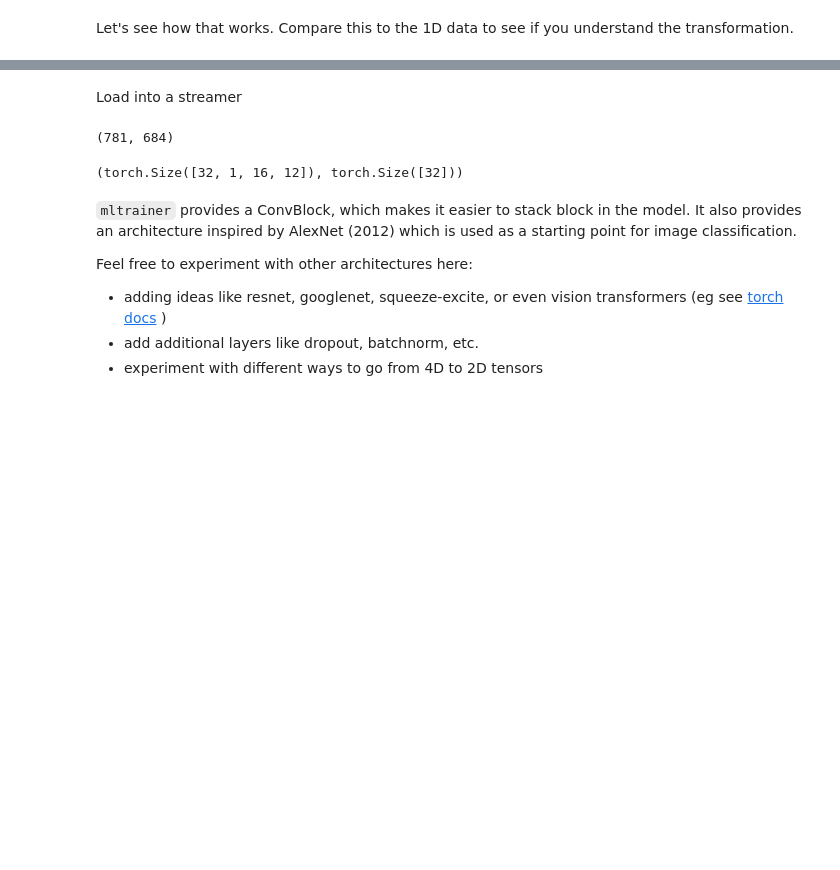
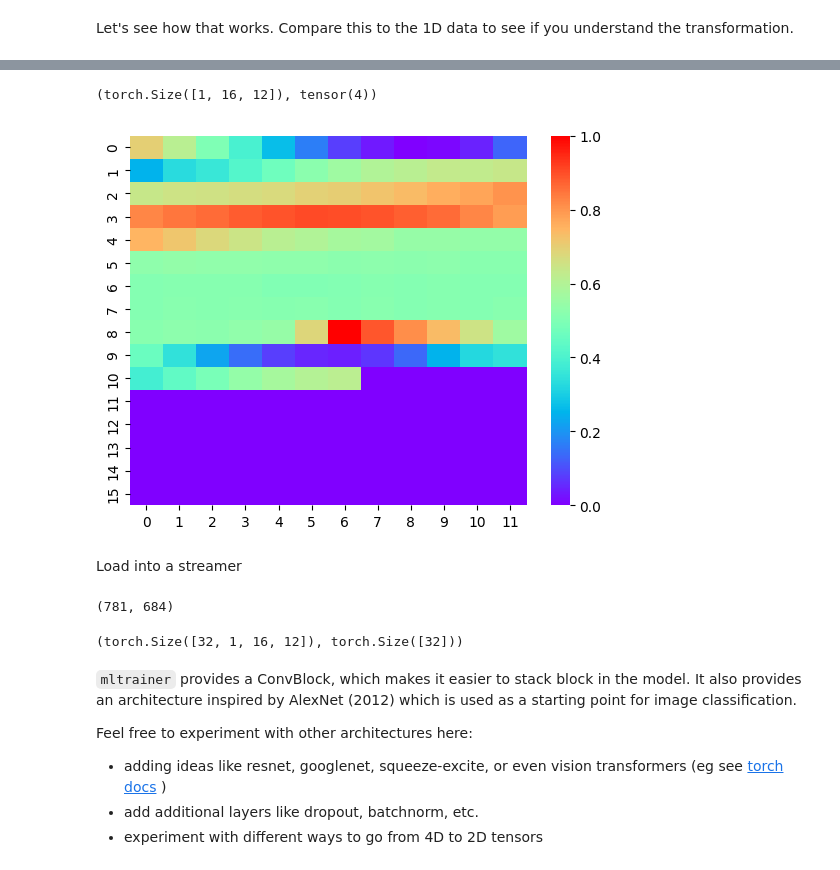
Before and after one commit to StolkHU/ML-exam-25, a Jupyter notebook: notebooks_adriaan/02_2D-models_sampling_5000sampling.ipynb, the cells around one changed output, grey strips where cells are left out. Cells and saved outputs as stored; diff of their text form; code cells hidden in the pictures; blank space fills up the shorter version.

```diff
--- a/notebooks_adriaan/02_2D-models_sampling_5000sampling.ipynb
+++ b/notebooks_adriaan/02_2D-models_sampling_5000sampling.ipynb
@@ -97,3 +101,11 @@ x.shape, y
+# %%
+x, y = balanced_dataset[4]
+viz = x.squeeze().cpu().numpy()
+sns.heatmap(viz, cmap='rainbow')
+x.shape, y
+# %% [output]
+(torch.Size([1, 16, 12]), tensor(4))
+[figure, added]
 # %% [markdown]
 Load into a streamer
 # %%
```
Also changed, not shown: parts of 9 cells of this notebook, 3 other files.
